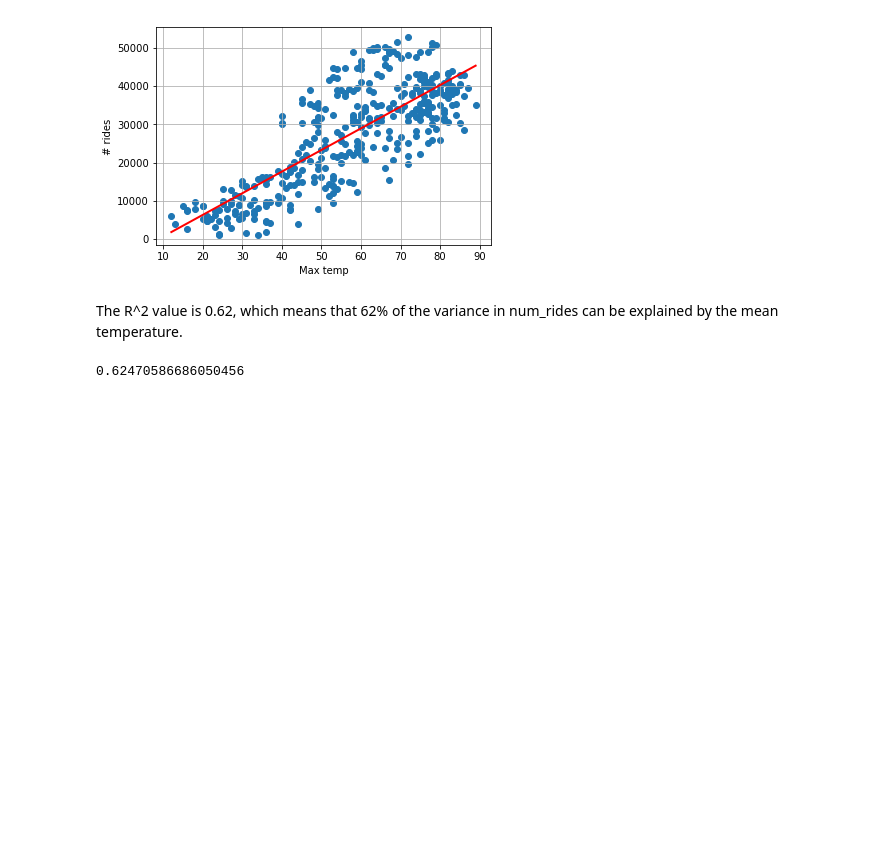
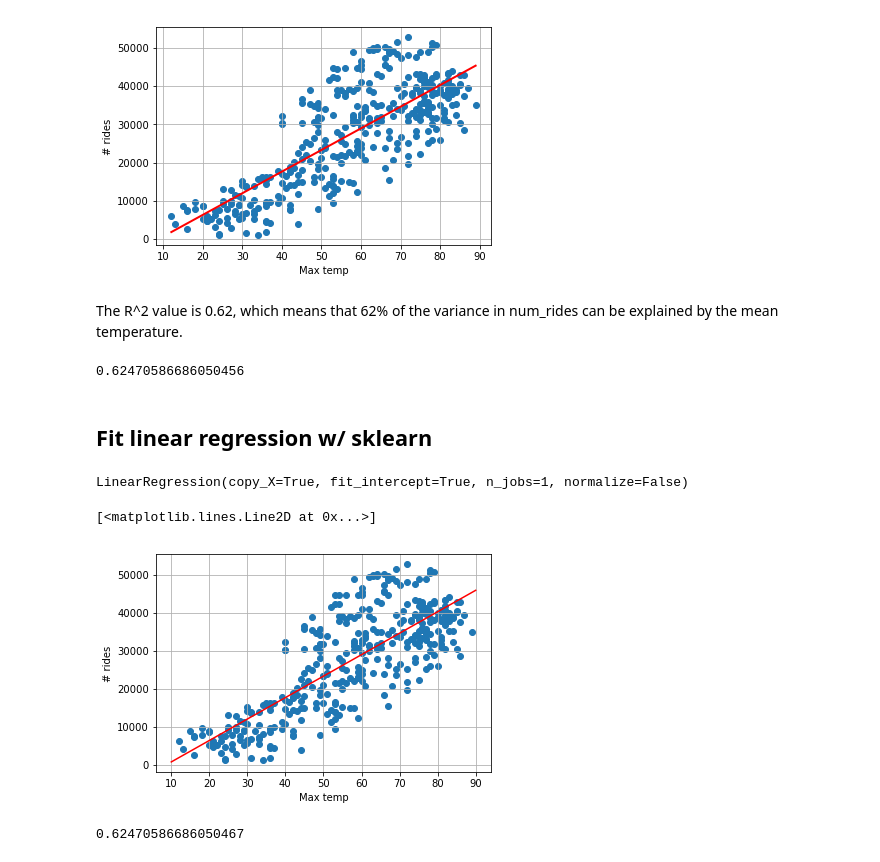
Before and after one commit to andypicke/Springboard_DataScience, a Jupyter notebook: Capstone_1/weather_vs_rides.ipynb, the cells around one changed output. Drawn from its saved outputs; the diff is of its cells as text; code cells hidden in the pictures; blank space fills up the shorter version.

Commit message:
add sklearn fit to notebook

```diff
--- a/Capstone_1/weather_vs_rides.ipynb
+++ b/Capstone_1/weather_vs_rides.ipynb
@@ -93,3 +93,27 @@ The R^2 value is 0.62, which means that 62% of the variance in num_rides can be
 lm.rsquared
 # %% [output]
 0.62470586686050456
+# %% [markdown]
+## Fit linear regression w/ sklearn
+# %%
+from sklearn.linear_model import LinearRegression
+reg = LinearRegression()
+X = comb.Mean_TemperatureF.values.reshape(-1,1)
+Y = comb.num_rides.values.reshape(-1,1)
+reg.fit(X,Y)
+# %% [output]
+LinearRegression(copy_X=True, fit_intercept=True, n_jobs=1, normalize=False)
+# %%
+plt.scatter(comb.Mean_TemperatureF,comb.num_rides)
+plt.grid();
+plt.xlabel('Max temp')
+plt.ylabel('# rides')
+pred_X = np.array([10,90]).reshape(-1,1)
+plt.plot(pred_X,reg.predict(pred_X),c='red')
+# %% [output]
+[<matplotlib.lines.Line2D at 0x...>]
+[figure, added]
+# %%
+reg.score(X,Y)
+# %% [output]
+0.62470586686050467
```
